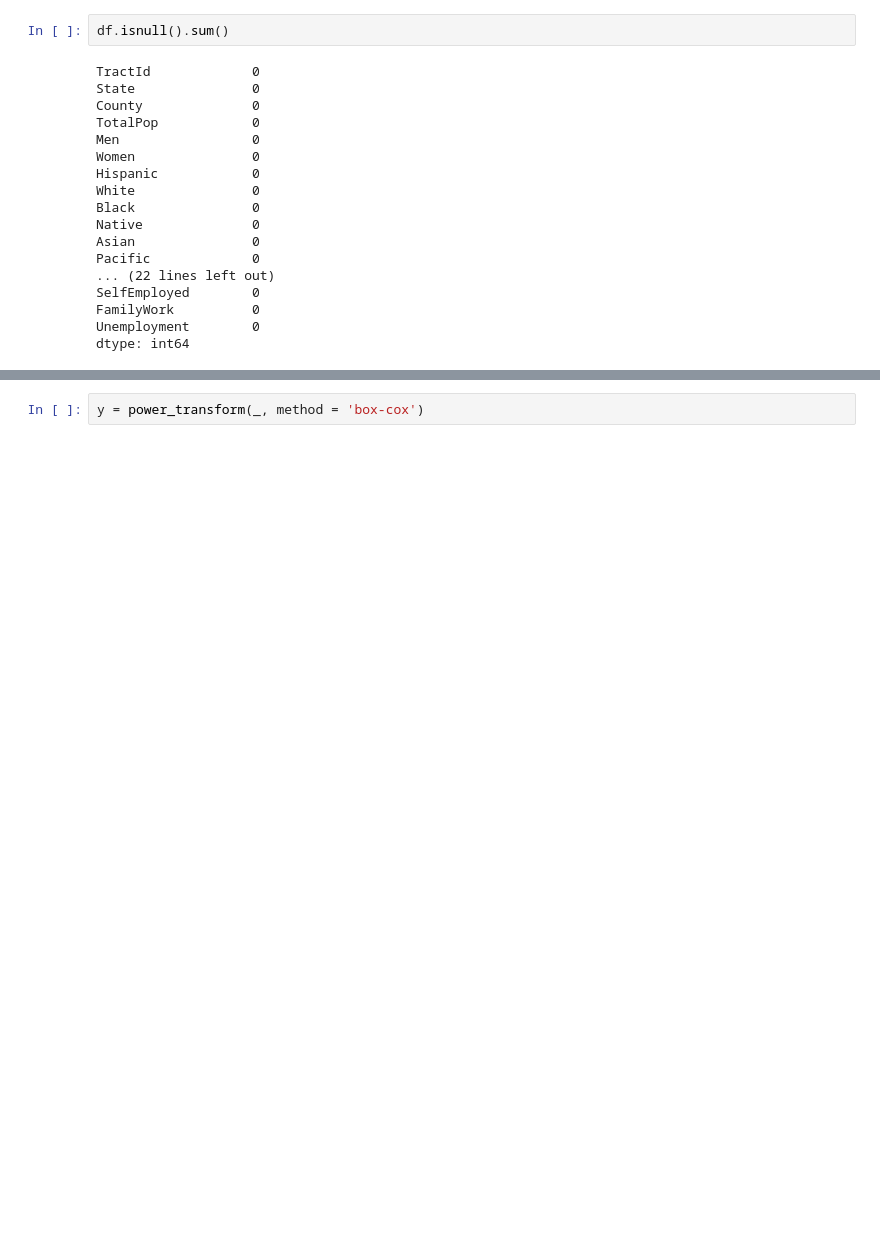
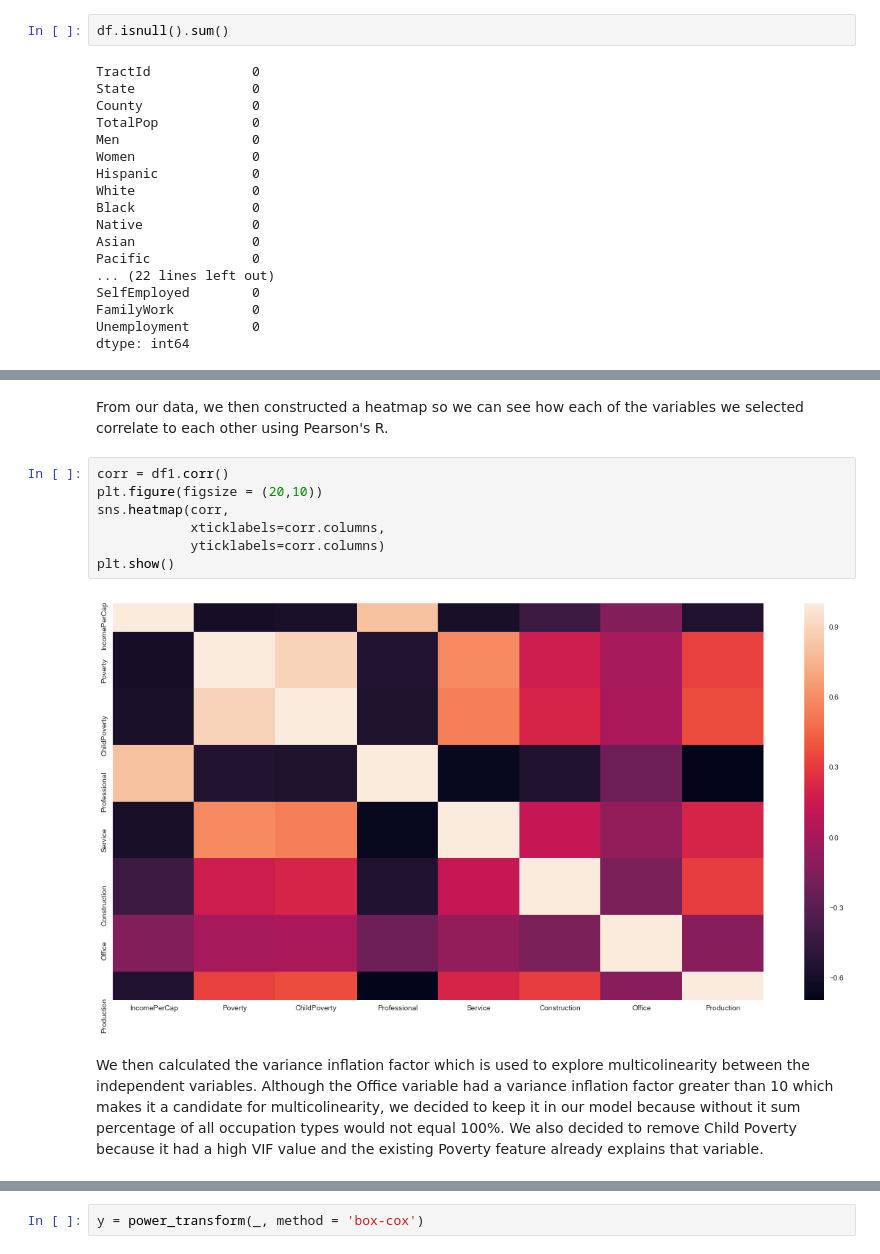
Before and after one commit to ChuckPryor/IncomePerCapita-Regression-Project, a Jupyter notebook: IncomePerCap.ipynb, the cells around one changed output, grey strips where cells are left out. Cells and saved outputs as stored; diff of their text form; blank space fills up the shorter version.

```diff
--- a/IncomePerCap.ipynb
+++ b/IncomePerCap.ipynb
@@ -134,0 +150,13 @@ dtype: int64
+# %% [markdown]
+From our data, we then constructed a heatmap so we can see how each of the variables we selected correlate to each other using Pearson's R.
+# %%
+corr = df1.corr()
+plt.figure(figsize = (20,10))
+sns.heatmap(corr,
+            xticklabels=corr.columns,
+            yticklabels=corr.columns)
+plt.show()
+# %% [output]
+[figure, added]
+# %% [markdown]
+We then calculated the variance inflation factor which is used to explore multicolinearity between the independent variables. Although the Office variable had a variance inflation factor greater than 10 which makes it a candidate for multicolinearity, we decided to keep it in our model because without it sum percentage of all occupation types would not equal 100%.  We also decided to remove Child Poverty because it had a high VIF value and the existing Poverty feature already explains that variable.
```
Also changed, not shown: parts of 98 cells of this notebook.
